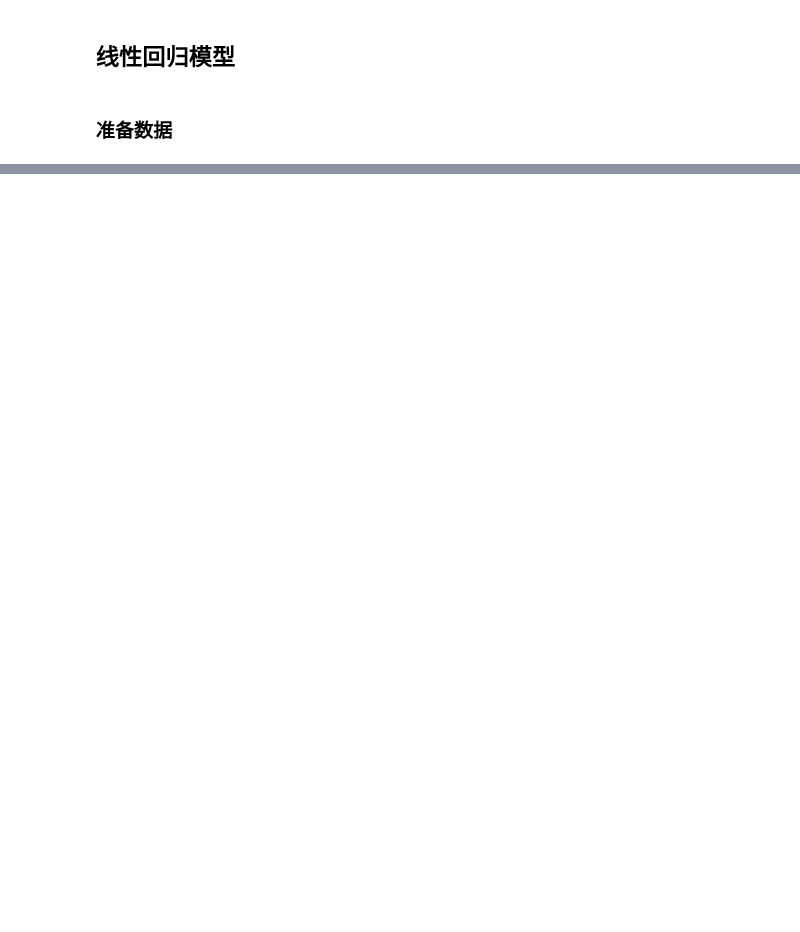
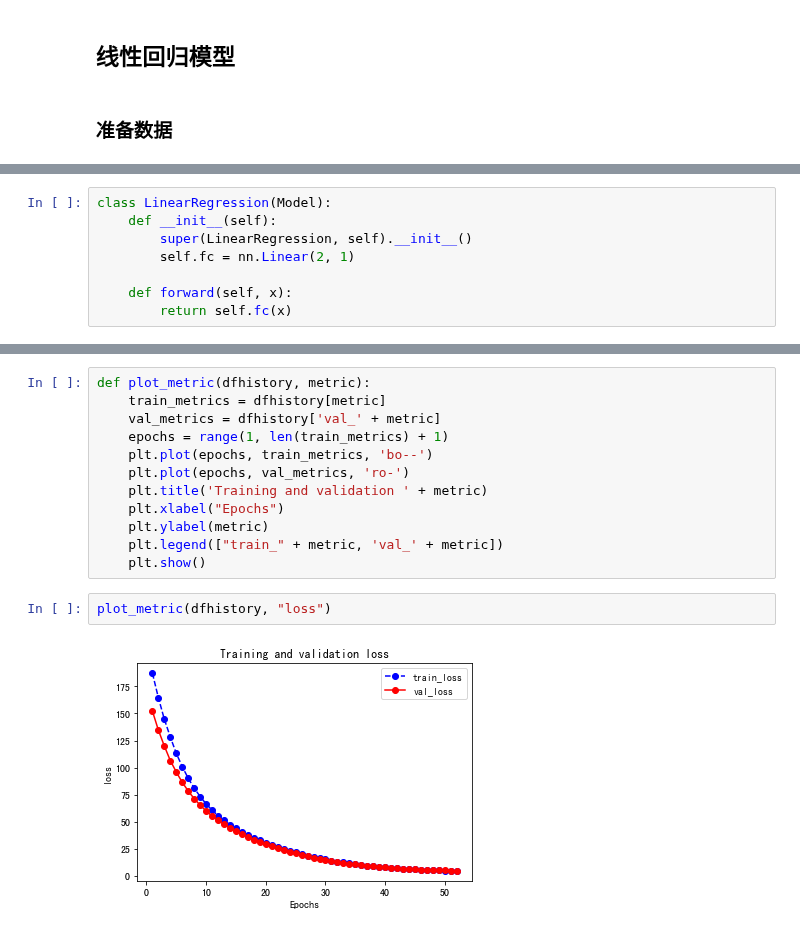
Before and after one commit to michaelzhouy/DeepLearning, a Jupyter notebook: 05-20天吃透PyTorch/03-PyTorch的层次结构/03-高阶API.ipynb, the cells around one changed output, grey strips where cells are left out. Cells and saved outputs as stored; diff of their text form; blank space fills up the shorter version.

```diff
--- a/05-20天吃透PyTorch/03-PyTorch的层次结构/03-高阶API.ipynb
+++ b/05-20天吃透PyTorch/03-PyTorch的层次结构/03-高阶API.ipynb
@@ -33,0 +58,8 @@ OSError: [WinError 126] 找不到指定的模块。 Error loading "C:\Users\z\An
+# %%
+class LinearRegression(Model):
+    def __init__(self):
+        super(LinearRegression, self).__init__()
+        self.fc = nn.Linear(2, 1)
+
+    def forward(self, x):
+        return self.fc(x)
@@ -33,0 +159,16 @@ OSError: [WinError 126] 找不到指定的模块。 Error loading "C:\Users\z\An
+# %%
+def plot_metric(dfhistory, metric):
+    train_metrics = dfhistory[metric]
+    val_metrics = dfhistory['val_' + metric]
+    epochs = range(1, len(train_metrics) + 1)
+    plt.plot(epochs, train_metrics, 'bo--')
+    plt.plot(epochs, val_metrics, 'ro-')
+    plt.title('Training and validation ' + metric)
+    plt.xlabel("Epochs")
+    plt.ylabel(metric)
+    plt.legend(["train_" + metric, 'val_' + metric])
+    plt.show()
+# %%
+plot_metric(dfhistory, "loss")
+# %% [output]
+[figure, added]
```
Also changed, not shown: parts of 21 cells of this notebook, 1 other file.
